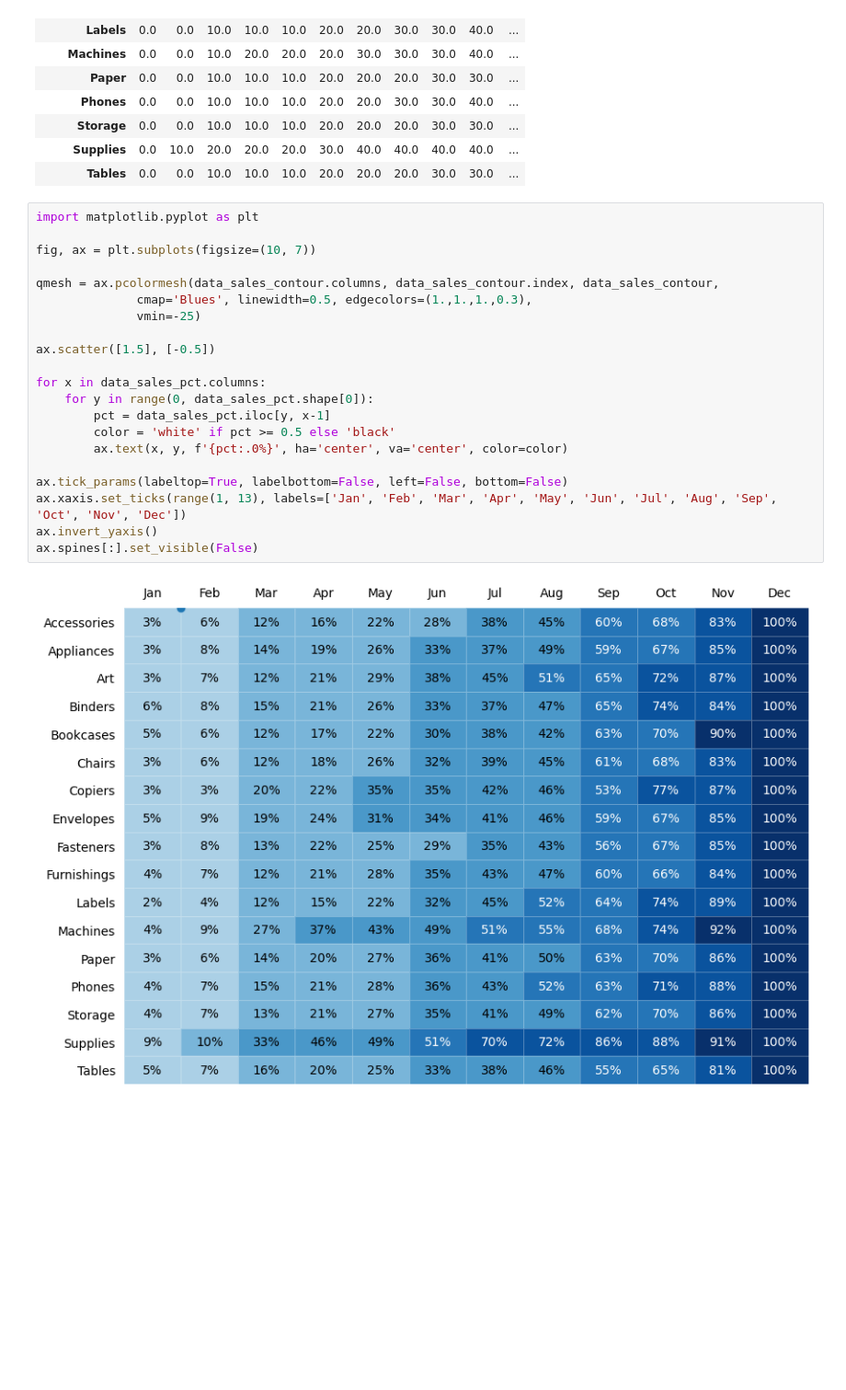
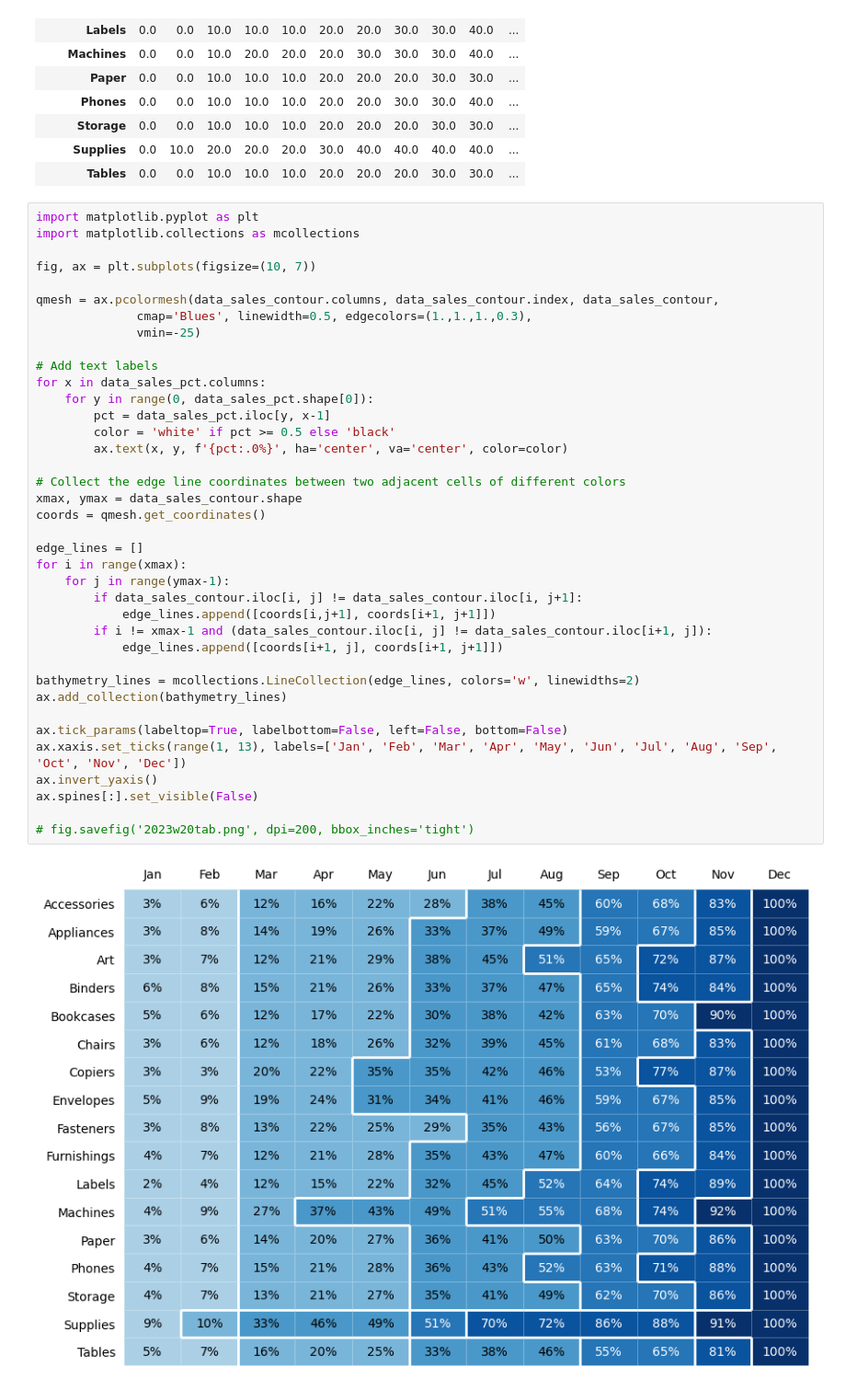
Before and after one commit to chenyulue/WorkoutWednesday, a Jupyter notebook: notebooks/2023w20tab.ipynb, the cells around one changed output. Shown at 92% size. Drawn from its saved outputs; the diff is of its cells as text; blank space fills up the shorter version.

```diff
--- a/notebooks/2023w20tab.ipynb
+++ b/notebooks/2023w20tab.ipynb
@@ -97,24 +97,41 @@ data_sales_contour
 | Tables | 0.0 | 0.0 | 10.0 | 10.0 | 10.0 | 20.0 | 20.0 | 20.0 | 30.0 | 30.0 | ... |
 # %%
 import matplotlib.pyplot as plt
+import matplotlib.collections as mcollections
 
 fig, ax = plt.subplots(figsize=(10, 7))
 
 qmesh = ax.pcolormesh(data_sales_contour.columns, data_sales_contour.index, data_sales_contour,
               cmap='Blues', linewidth=0.5, edgecolors=(1.,1.,1.,0.3),
               vmin=-25)
 
-ax.scatter([1.5], [-0.5])
-
+# Add text labels
 for x in data_sales_pct.columns:
     for y in range(0, data_sales_pct.shape[0]):
         pct = data_sales_pct.iloc[y, x-1]
         color = 'white' if pct >= 0.5 else 'black'
         ax.text(x, y, f'{pct:.0%}', ha='center', va='center', color=color)
 
+# Collect the edge line coordinates between two adjacent cells of different colors
+xmax, ymax = data_sales_contour.shape
+coords = qmesh.get_coordinates()
+
+edge_lines = []
+for i in range(xmax):
+    for j in range(ymax-1):
+        if data_sales_contour.iloc[i, j] != data_sales_contour.iloc[i, j+1]:
+            edge_lines.append([coords[i,j+1], coords[i+1, j+1]])
+        if i != xmax-1 and (data_sales_contour.iloc[i, j] != data_sales_contour.iloc[i+1, j]):
+            edge_lines.append([coords[i+1, j], coords[i+1, j+1]])
+
+bathymetry_lines = mcollections.LineCollection(edge_lines, colors='w', linewidths=2)
+ax.add_collection(bathymetry_lines)
+
 ax.tick_params(labeltop=True, labelbottom=False, left=False, bottom=False)
 ax.xaxis.set_ticks(range(1, 13), labels=['Jan', 'Feb', 'Mar', 'Apr', 'May', 'Jun', 'Jul', 'Aug', 'Sep', 'Oct', 'Nov', 'Dec'])
 ax.invert_yaxis()
 ax.spines[:].set_visible(False)
+
+# fig.savefig('2023w20tab.png', dpi=200, bbox_inches='tight')
 # %% [output]
-[figure, old version]
+[figure, new version]
```
Also changed, not shown: parts of 2 cells of this notebook.
